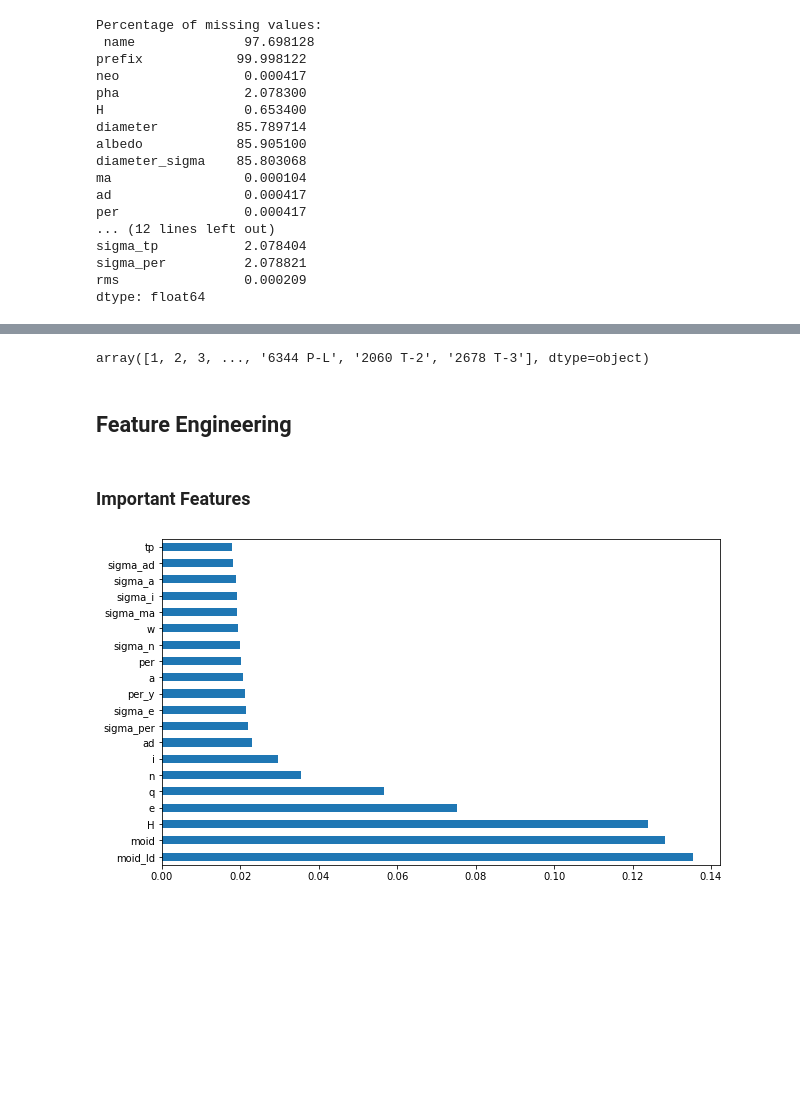
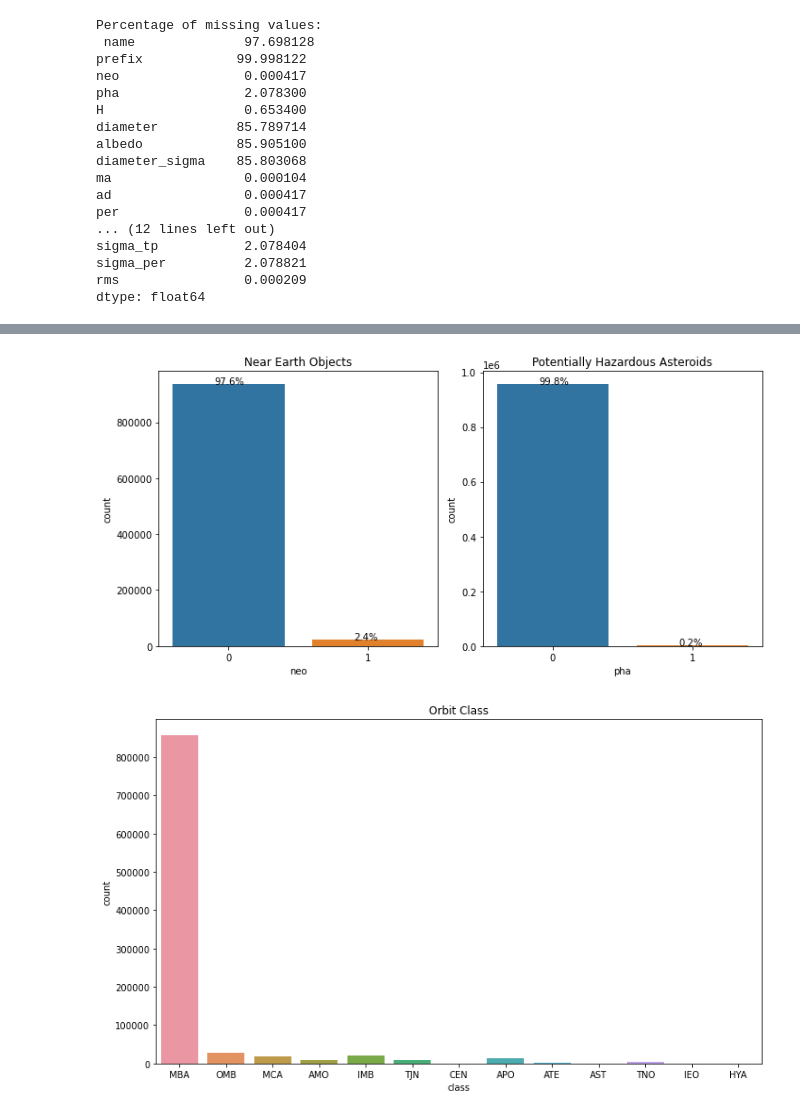
Before and after one commit to Mr-Dheer/Data-Mining, a Jupyter notebook: original.ipynb, the cells around one changed output, grey strips where cells are left out. Saved outputs shown, nothing was run; the diff lists cells and outputs as text; code cells hidden in the pictures; blank space fills up the shorter version.

```diff
--- a/original.ipynb
+++ b/original.ipynb
@@ -137,25 +159,44 @@ df_categorical.head()
-# %%
-df.pdes.unique()
-# %% [output]
-array([1, 2, 3, ..., '6344 P-L', '2060 T-2', '2678 T-3'], dtype=object)
-# %% [markdown]
-## Feature Engineering
-# %% [markdown]
-### Important Features
-# %%
-X = df_numerical.drop(['spkid'], axis=1)
-y = df.iloc[:]['pha']
-
-def ETC(number):
-    model = ExtraTreesClassifier()
-    model.fit(X, y)
-    ranked_features = pd.Series(model.feature_importances_, index=X.columns)
-    plt.figure(figsize=(10, 6))
-    ranked_features.nlargest(number).plot(kind='barh')
-
-    plt.show()
-
-
-ETC(20)
-# %% [output]
-[figure, removed]
+# %%
+# Figure with two subplots
+fig, axs = plt.subplots(ncols=2, figsize=(10, 5))
+
+#  Count plot of the "neo" variable on the left subplot
+sns.countplot(x='neo', data=df, ax=axs[0])
+axs[0].set_title('Near Earth Objects')
+
+# Add percentage labels to the left subplot
+total = float(len(df.neo))
+for p in axs[0].patches:
+    percentage = '{:.1f}%'.format(100 * p.get_height()/total)
+    x = p.get_x() + p.get_width() / 2 - 0.1
+    y = p.get_y() + p.get_height() + 3
+    axs[0].annotate(percentage, (x, y))
+
+#  Count plot of the "pha" variable on the right subplot
+sns.countplot(x='pha', data=df, ax=axs[1])
+axs[1].set_title('Potentially Hazardous Asteroids')
+
+# Add percentage labels to the right subplot
+total = float(len(df.pha))
+for p in axs[1].patches:
+    percentage = '{:.1f}%'.format(100 * p.get_height()/total)
+    x = p.get_x() + p.get_width() / 2 - 0.1
+    y = p.get_y() + p.get_height() + 3
+    axs[1].annotate(percentage, (x, y))
+
+# Adjust the spacing between the subplots
+fig.tight_layout()
+
+# Show the plot
+plt.show()
+
+# Count plot for Orbit Class
+fig, ax = plt.subplots(figsize=(12, 7))
+sns.countplot(x='class', data=df, ax=ax)
+plt.title('Orbit Class')
+
+
+plt.show()
+# %% [output]
+[figure, added]
+[figure, added]
```
Also changed, not shown: parts of 16 cells of this notebook.
